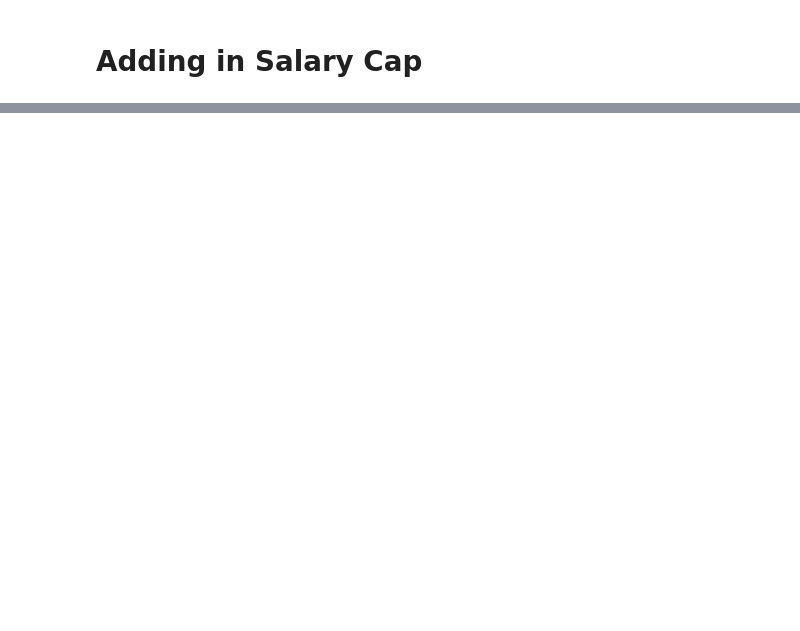
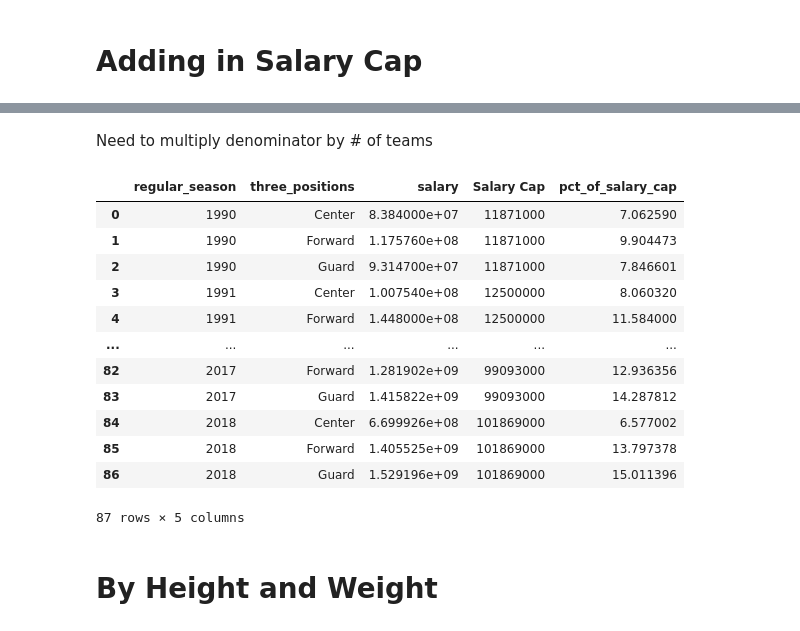
Before and after one commit to wfordh/nba_salaries_work, a Jupyter notebook: salary_analysis_plots.ipynb, the cells around one changed output, grey strips where cells are left out. Drawn from its saved outputs; the diff is of its cells as text; code cells hidden in the pictures; blank space fills up the shorter version.

```diff
--- a/salary_analysis_plots.ipynb
+++ b/salary_analysis_plots.ipynb
@@ -181,0 +203,6 @@ salary_caps = pd.read_csv("data/NBA_yearly_salary_caps.csv")
+# %%
+salary_caps["regular_season"] = salary_caps.Season.apply(lambda x: x.split("-")[0]).astype(int)
+# %%
+player_salary_data["salary_pct_of_cap"] = player_salary_data.apply(lambda x: x.salary / bar[x.regular_season], axis=1)
+# %%
+bar = salary_caps.set_index("regular_season")["Salary Cap"].to_dict()
@@ -181,0 +229,2 @@ salary_caps = pd.read_csv("data/NBA_yearly_salary_caps.csv")
+# %% [markdown]
+Need to multiply denominator by # of teams
@@ -182 +233,22 @@ salary_caps = pd.read_csv("data/NBA_yearly_salary_caps.csv")
+# %%
+foo = player_salary_data.groupby(
+        ["regular_season", "three_positions"]
+    ).salary.sum().reset_index()
+foo.merge(bar, on="regular_season").assign(pct_of_salary_cap = lambda x: x.salary / x["Salary Cap"])
+# %% [output]
+|  | regular_season | three_positions | salary | Salary Cap | pct_of_salary_cap |
+| 0 | 1990 | Center | 8.384000e+07 | 11871000 | 7.062590 |
+| 1 | 1990 | Forward | 1.175760e+08 | 11871000 | 9.904473 |
+| 2 | 1990 | Guard | 9.314700e+07 | 11871000 | 7.846601 |
+| 3 | 1991 | Center | 1.007540e+08 | 12500000 | 8.060320 |
+| 4 | 1991 | Forward | 1.448000e+08 | 12500000 | 11.584000 |
+| ... | ... | ... | ... | ... | ... |
+| 82 | 2017 | Forward | 1.281902e+09 | 99093000 | 12.936356 |
+| 83 | 2017 | Guard | 1.415822e+09 | 99093000 | 14.287812 |
+| 84 | 2018 | Center | 6.699926e+08 | 101869000 | 6.577002 |
+| 85 | 2018 | Forward | 1.405525e+09 | 101869000 | 13.797378 |
+| 86 | 2018 | Guard | 1.529196e+09 | 101869000 | 15.011396 |
+87 rows × 5 columns
+# %% [markdown]
+# By Height and Weight
 # %%
```
Also changed, not shown: parts of 10 cells of this notebook.
